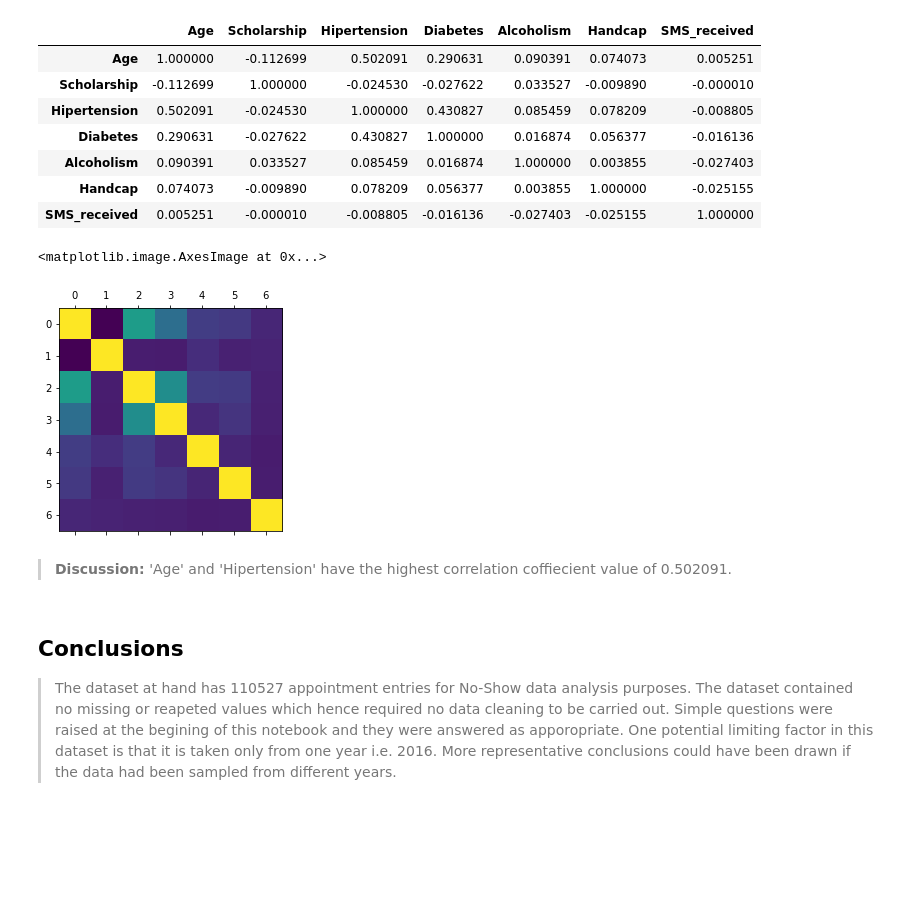
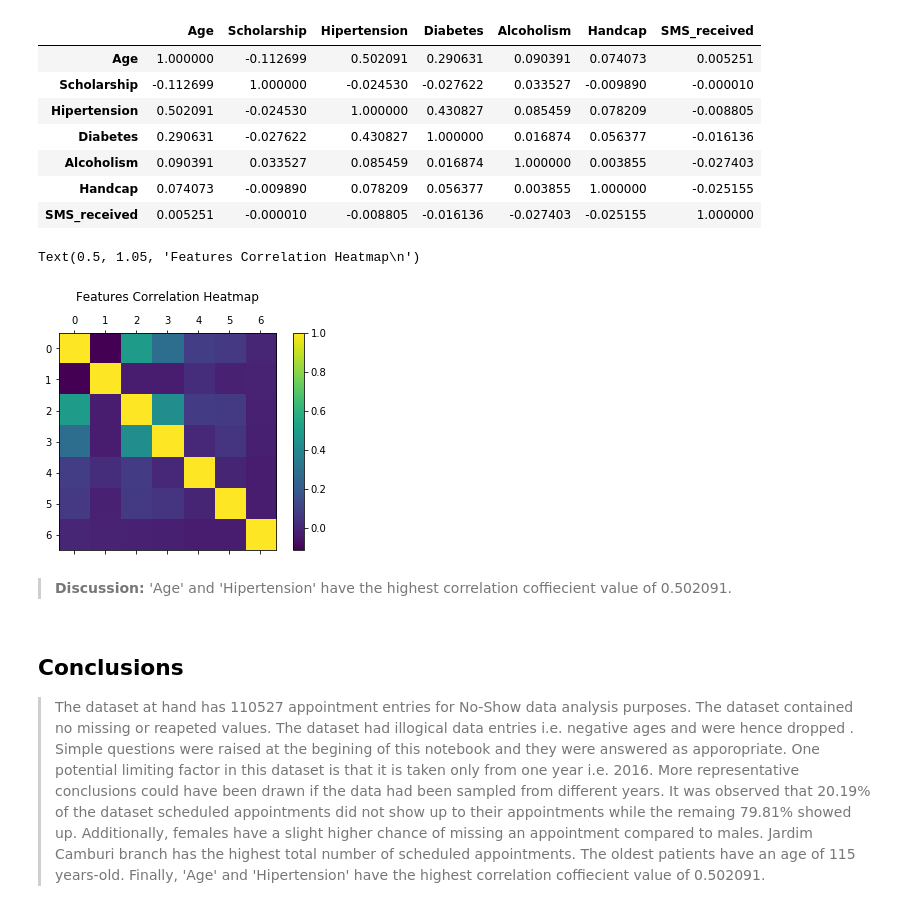
Before and after one commit to FahadFuraih/DAND, a Jupyter notebook: P2- Investigate a Dataset/investigate-a-dataset.ipynb, the cells around one changed output. Saved outputs shown, nothing was run; the diff lists cells and outputs as text; code cells hidden in the pictures; blank space fills up the shorter version.

```diff
--- a/P2- Investigate a Dataset/investigate-a-dataset.ipynb
+++ b/P2- Investigate a Dataset/investigate-a-dataset.ipynb
@@ -272,15 +272,19 @@ df.corr()
 | Alcoholism | 0.090391 | 0.033527 | 0.085459 | 0.016874 | 1.000000 | 0.003855 | -0.027403 |
 | Handcap | 0.074073 | -0.009890 | 0.078209 | 0.056377 | 0.003855 | 1.000000 | -0.025155 |
 | SMS_received | 0.005251 | -0.000010 | -0.008805 | -0.016136 | -0.027403 | -0.025155 | 1.000000 |
-# %%
-plt.matshow(df.corr()) #Plotting the correlation matrix
-# %% [output]
-<matplotlib.image.AxesImage at 0x...>
-[figure, removed]
+# %%
+fig = plt.figure()
+ax = fig.add_subplot(111)
+cax = ax.matshow(df.corr(),interpolation='nearest')
+fig.colorbar(cax)
+plt.title('Features Correlation Heatmap\n')
+# %% [output]
+Text(0.5, 1.05, 'Features Correlation Heatmap\n')
+[figure, added]
 # %% [markdown]
 > **Discussion:** 'Age' and 'Hipertension' have the highest correlation coffiecient value of 0.502091.
 # %% [markdown]
 <a id='conclusions'></a>
 ## Conclusions
 
-> The dataset at hand has 110527 appointment entries for No-Show data analysis purposes. The dataset contained no missing or reapeted values which hence required no data cleaning to be carried out. Simple questions were raised at the begining of this notebook and they were answered as apporopriate. One potential limiting factor in this dataset is that it is taken only from one year i.e. 2016. More representative conclusions could have been drawn if the data had been sampled from different years.
+> The dataset at hand has 110527 appointment entries for No-Show data analysis purposes. The dataset contained no missing or reapeted values. The dataset had illogical data entries i.e. negative ages and were hence dropped . Simple questions were raised at the begining of this notebook and they were answered as apporopriate. One potential limiting factor in this dataset is that it is taken only from one year i.e. 2016. More representative conclusions could have been drawn if the data had been sampled from different years. It was observed that 20.19% of the dataset scheduled appointments did not show up to their appointments while the remaing 79.81% showed up. Additionally, females have a slight higher chance of missing an appointment compared to males. Jardim Camburi branch has the highest total number of scheduled appointments. The oldest patients have an age of 115 years-old. Finally,  'Age' and 'Hipertension' have the highest correlation coffiecient value of 0.502091.
```
Also changed, not shown: 1 other file.
